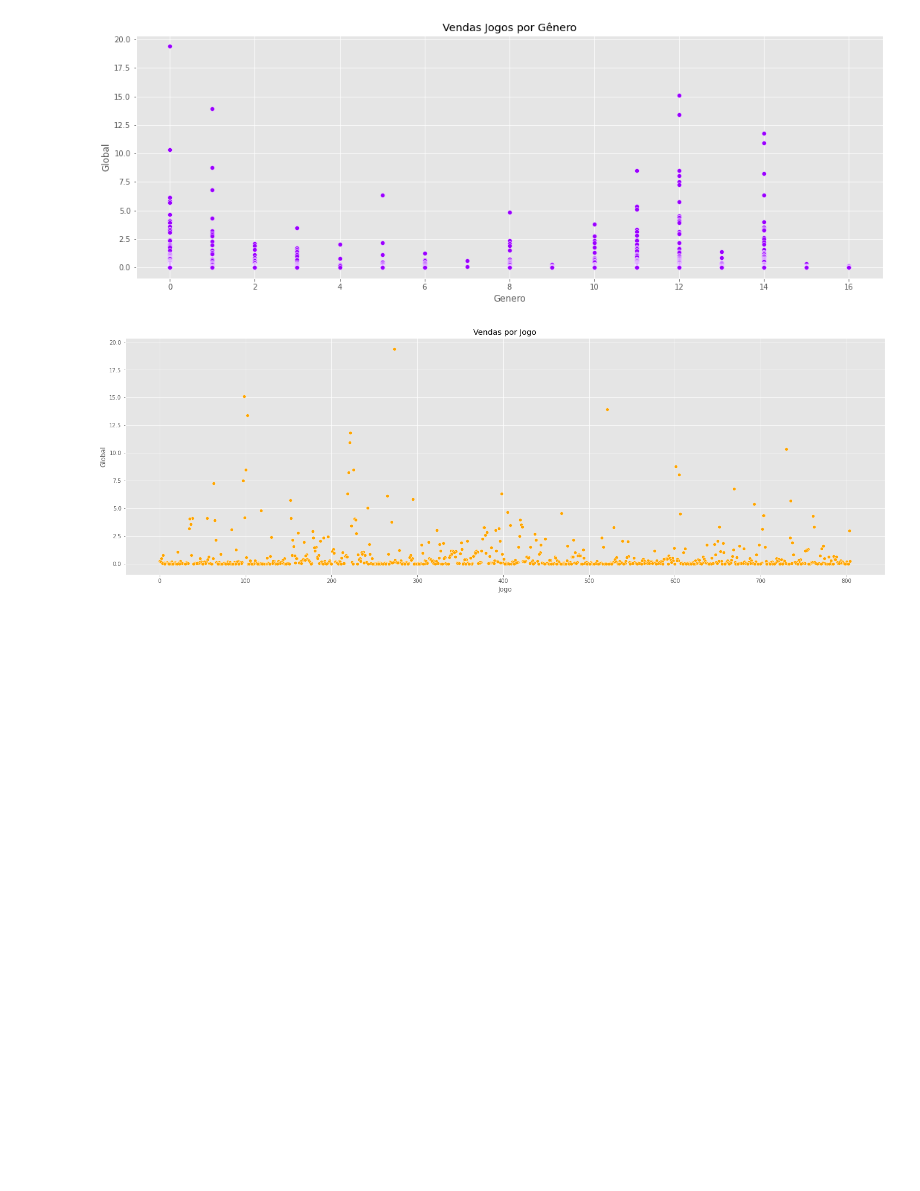
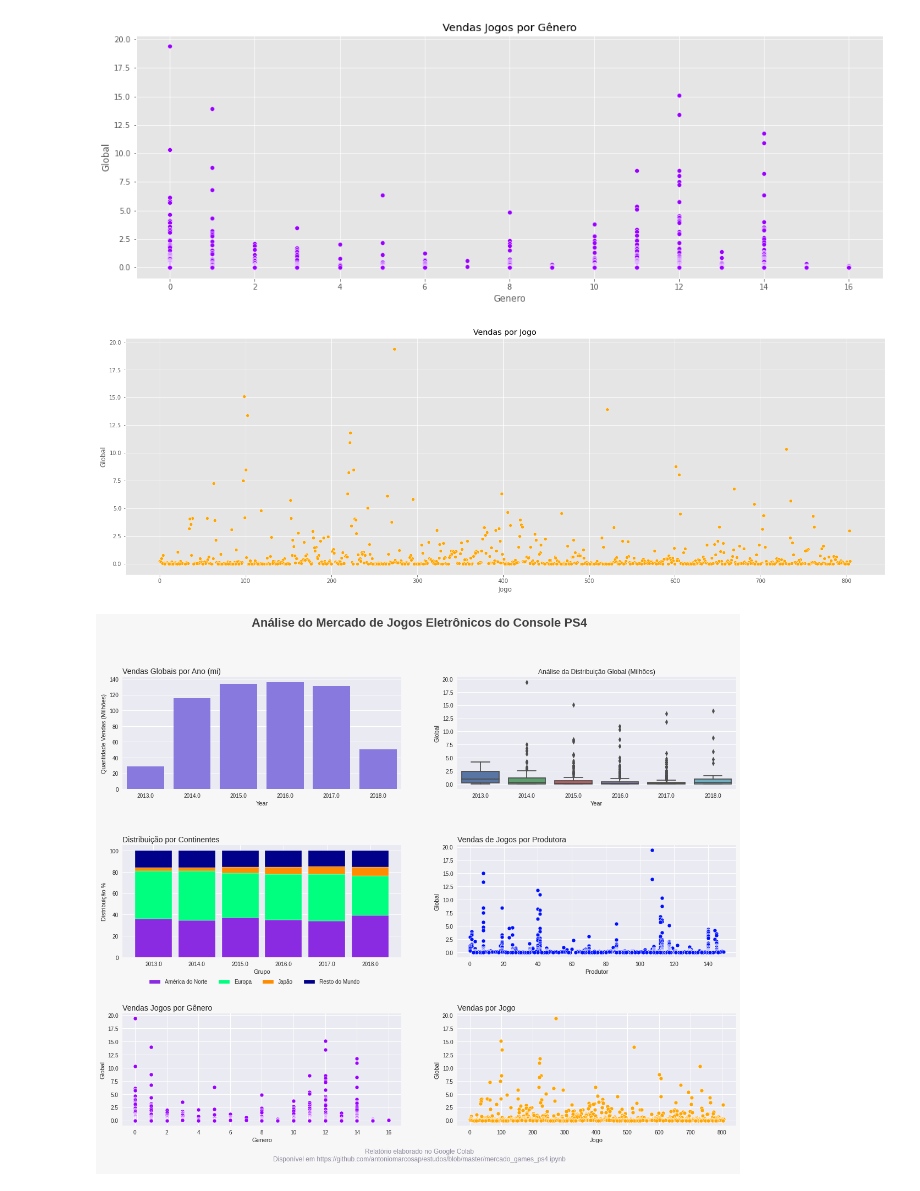
Before and after one commit to am-pereira/estudos, a Jupyter notebook: mercado_games_ps4.ipynb, the cells around one changed output. Cells and saved outputs as stored; diff of their text form; code cells hidden in the pictures; blank space fills up the shorter version.

```diff
--- a/mercado_games_ps4.ipynb
+++ b/mercado_games_ps4.ipynb
@@ -231,3 +242,99 @@ plt.title('Vendas por Jogo')
 sns.scatterplot(data=base, x='Jogo', y='Global', color=paleta_cores[0]);
 # %% [output]
 [figure]
+# %%
+# Relatório
+
+fig, ax = plt.subplots(figsize=(20, 15))
+
+
+# Cor de fundo
+color_background = '#f7f7f7'
+ax.set_facecolor(color_background)
+fig.set_facecolor(color_background)
+
+
+# Estilo do gráfico
+plt.style.use('seaborn')
+
+
+# Subtítulo
+plt.suptitle('Análise do Mercado de Jogos Eletrônicos do Console PS4', fontsize=22, color='#404040', fontweight=600)
+
+Linhas = 3
+Colunas = 2
+
+# --------------------------------------------------------------------------------------------- #
+
+# GRÁFICO 1
+# Vendas ao longo dos anos
+plt.subplot(Linhas, Colunas, 1)
+plt.title('Vendas Globais por Ano (mi)', loc='left', fontsize=14)
+sns.barplot(data=base, x='Year', y='Global', ci=None, color='#7B68EE', estimator=sum)
+plt.ylabel('Quantidade Vendas (Milhões)')
+
+# --------------------------------------------------------------------------------------------- #
+
+# GRÁFICO 2
+# Análise das vendas globais por ano
+plt.subplot(Linhas, Colunas, 2)
+plt.title('Análise da Distribuição Global (Milhões)')
+sns.boxplot(data=base, x='Year', y='Global')
+
+# --------------------------------------------------------------------------------------------- #
+
+# GRÁFICO 3
+plt.subplot(Linhas, Colunas, 3)
+largura_barra = 0.85
+rotulos = analise['Year']
+grupos = [0, 1, 2, 3, 4, 5]
+
+plt.title('Distribuição por Continentes', loc='left', fontsize=14)
+# Plot América
+plt.bar(grupos, america, width=largura_barra, color='#8A2BE2', edgecolor='white')
+# Plot Europa
+plt.bar(grupos, europa, bottom=america, width=largura_barra, color='#00FF7F', edgecolor='white')
+# Plot Japão
+plt.bar(grupos, japao, bottom=[a + b for a, b in zip(america, europa)], width=largura_barra, color='#FF8C00', edgecolor='white')
+# Plot Resto do Mundo
+plt.bar(grupos, mundo_resto, bottom=[a + b + c for a, b, c in zip(america, europa, japao)], width=largura_barra, color='#00008B', edgecolor='white')
+
+plt.xticks(grupos, rotulos)
+plt.xlabel('Grupo')
+plt.ylabel('Distribuição %')
+plt.legend(['América do Norte', 'Europa', 'Japão', 'Resto do Mundo'], loc='upper left', bbox_to_anchor=(0.08, -0.15), ncol=4)
+
+# --------------------------------------------------------------------------------------------- #
+
+# GRÁFICO 4
+plt.subplot(Linhas, Colunas, 4)
+plt.title('Vendas de Jogos por Produtora', loc='left', fontsize=14)
+sns.scatterplot(data=base, x='Produtor', y='Global', color=paleta_cores[5])
+
+# --------------------------------------------------------------------------------------------- #
+
+# GRÁFICO 5
+plt.subplot(Linhas, Colunas, 5)
+plt.title('Vendas Jogos por Gênero', loc='left', fontsize=14)
+sns.scatterplot(data=base, x='Genero', y='Global', color=paleta_cores[6])
+
+# --------------------------------------------------------------------------------------------- #
+
+# GRÁFICO 6
+plt.subplot(Linhas, Colunas, 6)
+plt.title('Vendas por Jogo', loc='left', fontsize=14)
+sns.scatterplot(data=base, x='Jogo', y='Global', color=paleta_cores[0]);
+
+# --------------------------------------------------------------------------------------------- #
+
+# Ajuste de Layout
+plt.subplots_adjust(hspace=0.5, wspace=0.2)
+
+#
+footer_text = '''
+Relatório elaborado no Google Colab\nDisponível em https://github.com/antoniomarcosap/estudos/blob/master/mercado_games_ps4.ipynb
+'''
+
+fig.text(0.5, 0.05, footer_text, ha='center', va='bottom', size=12, color='#938ca1');
+# %% [output]
+[figure, added]
```
Also changed, not shown: parts of 2 cells of this notebook.
